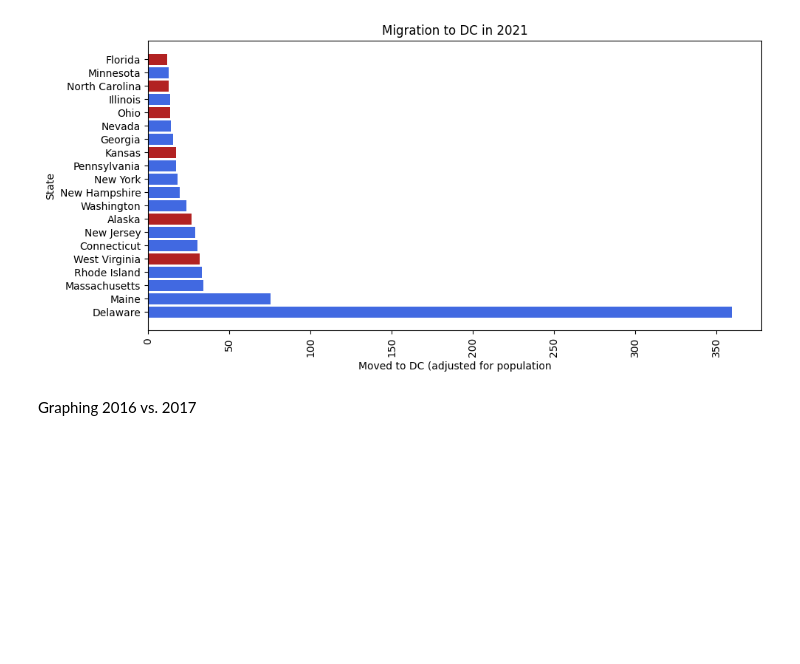
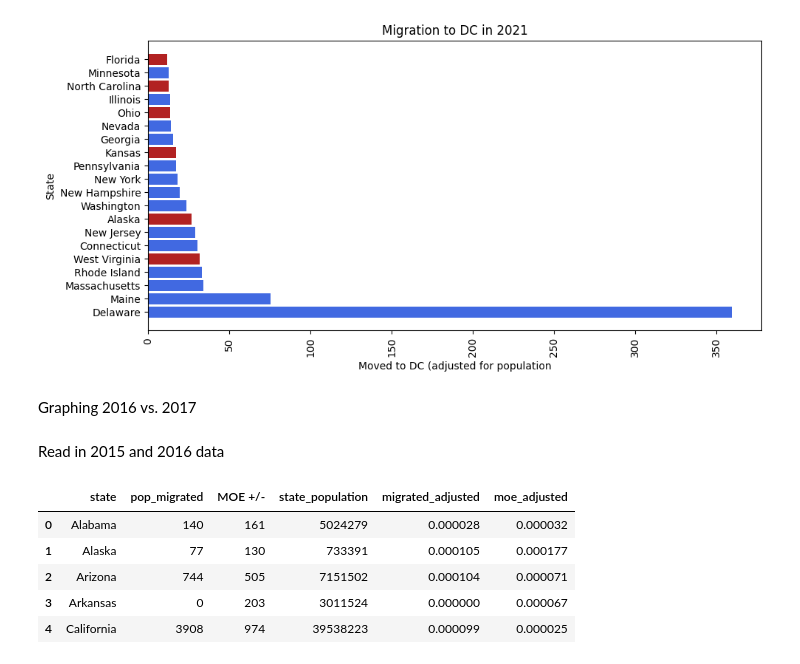
Before and after one commit to AbigailMihaly/D.C.-In-Migration-After-Elections, a Jupyter notebook: DC-migration-charts.ipynb, the cells around one changed output. Cells and saved outputs as stored; diff of their text form; code cells hidden in the pictures; blank space fills up the shorter version.

```diff
--- a/DC-migration-charts.ipynb
+++ b/DC-migration-charts.ipynb
@@ -134,3 +114,5 @@ for df in dfs:
 [figure]
 # %% [markdown]
 Graphing 2016 vs. 2017
+# %% [markdown]
+Read in 2015 and 2016 data
@@ -136,0 +125,9 @@ Graphing 2016 vs. 2017
+# %%
+df_2016.head()
+# %% [output]
+|  | state | pop_migrated | MOE +/- | state_population | migrated_adjusted | moe_adjusted |
+| 0 | Alabama | 140 | 161 | 5024279 | 0.000028 | 0.000032 |
+| 1 | Alaska | 77 | 130 | 733391 | 0.000105 | 0.000177 |
+| 2 | Arizona | 744 | 505 | 7151502 | 0.000104 | 0.000071 |
+| 3 | Arkansas | 0 | 203 | 3011524 | 0.000000 | 0.000067 |
+| 4 | California | 3908 | 974 | 39538223 | 0.000099 | 0.000025 |
```
Also changed, not shown: parts of 15 cells of this notebook, 5 other files.
